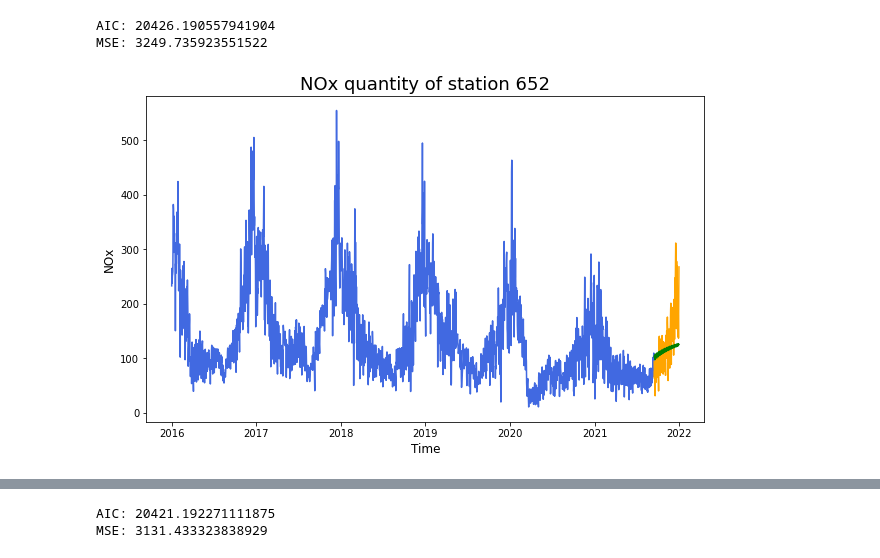
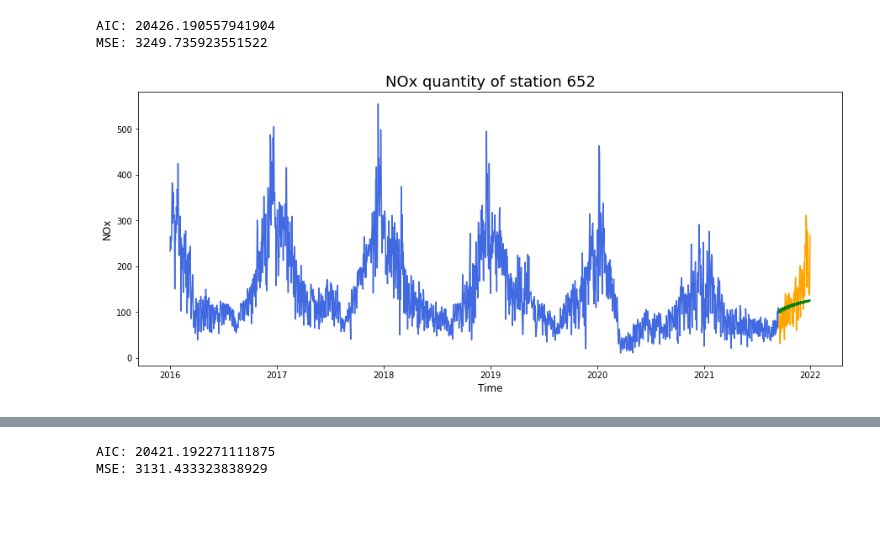
Before and after one commit to kant-ch/Air_Quality_Prediction, a Jupyter notebook: Working_code.ipynb, the cells around one changed output, grey strips where cells are left out. Cells and saved outputs as stored; diff of their text form; code cells hidden in the pictures; blank space fills up the shorter version.

```diff
--- a/Working_code.ipynb
+++ b/Working_code.ipynb
@@ -1,8 +1,10 @@
 # %%
 import pandas as pd
+from pandas import MultiIndex, Int16Dtype
 import numpy as np
 import matplotlib.pyplot as plt
 import seaborn as sns
+sns.set_palette('bright')
 
 from statsmodels.graphics.tsaplots import plot_acf, plot_pacf
 from statsmodels.tsa.ar_model import AutoReg
@@ -12,6 +14,16 @@ from statsmodels.tsa.statespace.sarimax import SARIMAX
 
 from sklearn.metrics import mean_squared_error
 from sklearn.model_selection import train_test_split
+from sklearn.preprocessing import StandardScaler
+from sklearn.ensemble import RandomForestRegressor
+
+from tensorflow.keras.models import Sequential
+from tensorflow.keras.regularizers import l2
+from tensorflow.keras.layers import Dense, Dropout, GRU, LSTM
+from tensorflow.keras.optimizers import Adam
+from tensorflow.keras.callbacks import EarlyStopping
+from tensorflow.keras.preprocessing.sequence import TimeseriesGenerator
+from tensorflow.keras import initializers
 # %% [markdown]
 [Agrimonia_Dataset](https://zenodo.org/record/6620530#.Y1Fkf3bP1PY)
 - [Air quality index](https://airindex.eea.europa.eu/Map/AQI/Viewer/#)
@@ -389,9 +384,9 @@ preds = fit_preds(ar1, test)
 AIC: 20426.190557941904
 MSE: 3249.735923551522
 # %%
-def station_graph(train, test, preds,station):
+def station_arima_graph(train, test, preds, quality_title, station):
     # Plot data.
-    plt.figure(figsize=(10,6))
+    plt.figure(figsize=(15,6))
 
     # Plot training data in blue.
     #plt.plot(train, color = 'royalblue')
@@ -403,13 +398,13 @@ def station_graph(train, test, preds,station):
     # Plot predicted values in green.
     sns.lineplot(x=preds.index.to_timestamp(), y=preds, color = 'green')
 
-    plt.title(f'NOx quantity of station {station}',fontsize=18)
-    plt.ylabel('NOx', fontsize=12)
+    plt.title(f'{quality_title} quantity of station {station}',fontsize=18)
+    plt.ylabel(quality_title, fontsize=12)
     plt.xlabel('Time', fontsize=12)
     plt.show();
 # %%
-station_graph(train, test, preds[0],'652')
+station_arima_graph(train, test, preds[0],'NOx','652')
 # %% [output]
-[figure, old version]
+[figure, new version]
 # %%
 # Manual Gridsearch
```
Also changed, not shown: parts of 67 cells of this notebook, 1 other file.
